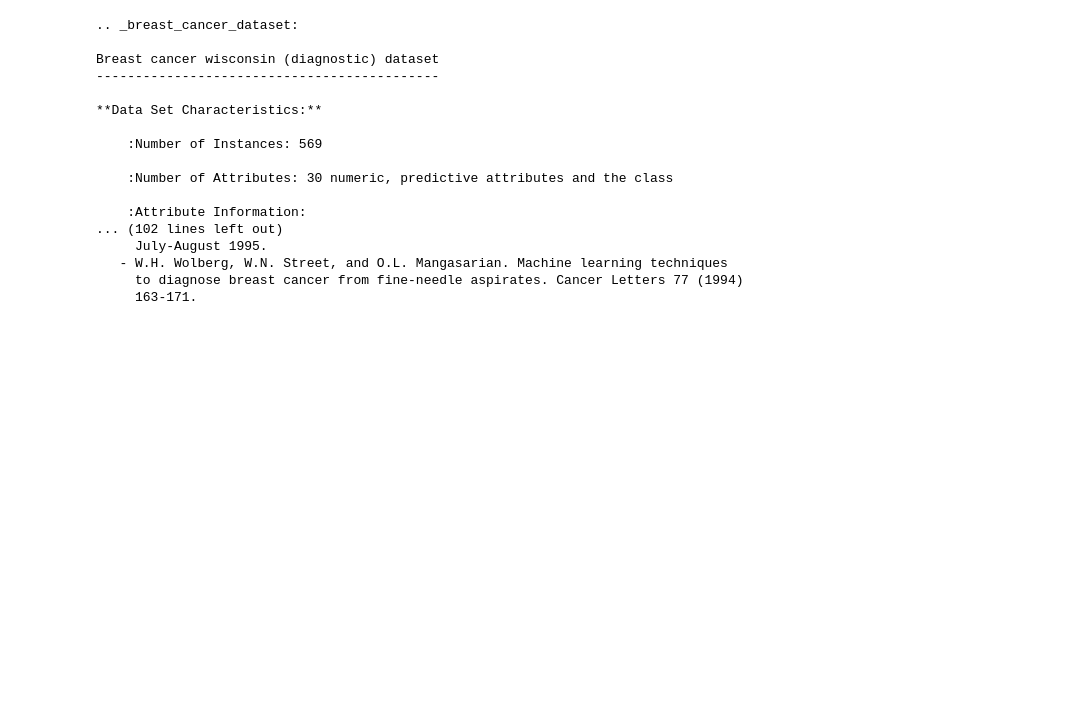
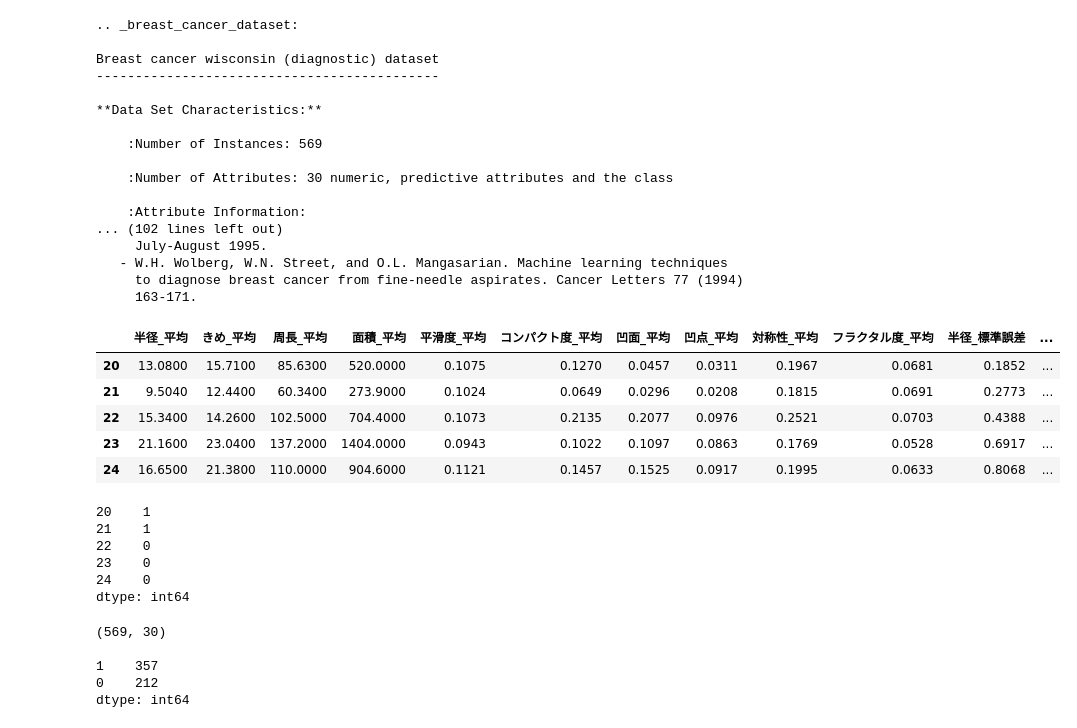
Before and after one commit to hirokimituya/book_create-profitable-AI-with-Python, a Jupyter notebook: ch03_03_first_ml.ipynb, the cells around one changed output. Cells and saved outputs as stored; diff of their text form; code cells hidden in the pictures; blank space fills up the shorter version.

```diff
--- a/ch03_03_first_ml.ipynb
+++ b/ch03_03_first_ml.ipynb
@@ -83,3 +83,42 @@ df = pd.DataFrame(cancer.data, columns=columns)
 
 # 正解データの取得
 y = pd.Series(cancer.target)
+# %%
+# 入力データの表示
+
+# 入力データの先頭20行目から24行目までの表示
+display(df[20:25])
+# %% [output]
+|  | 半径_平均 | きめ_平均 | 周長_平均 | 面積_平均 | 平滑度_平均 | コンパクト度_平均 | 凹面_平均 | 凹点_平均 | 対称性_平均 | フラクタル度_平均 | 半径_標準誤差 | ... |
+| 20 | 13.0800 | 15.7100 | 85.6300 | 520.0000 | 0.1075 | 0.1270 | 0.0457 | 0.0311 | 0.1967 | 0.0681 | 0.1852 | ... |
+| 21 | 9.5040 | 12.4400 | 60.3400 | 273.9000 | 0.1024 | 0.0649 | 0.0296 | 0.0208 | 0.1815 | 0.0691 | 0.2773 | ... |
+| 22 | 15.3400 | 14.2600 | 102.5000 | 704.4000 | 0.1073 | 0.2135 | 0.2077 | 0.0976 | 0.2521 | 0.0703 | 0.4388 | ... |
+| 23 | 21.1600 | 23.0400 | 137.2000 | 1404.0000 | 0.0943 | 0.1022 | 0.1097 | 0.0863 | 0.1769 | 0.0528 | 0.6917 | ... |
+| 24 | 16.6500 | 21.3800 | 110.0000 | 904.6000 | 0.1121 | 0.1457 | 0.1525 | 0.0917 | 0.1995 | 0.0633 | 0.8068 | ... |
+# %%
+# 正解データの表示
+
+# 正解データの先頭20行目から24行目の表示
+print(y[20:25])
+# %% [output]
+20    1
+21    1
+22    0
+23    0
+24    0
+dtype: int64
+# %%
+# データの統計情報確認
+
+# 入力データの行数、列数の確認
+print(df.shape)
+print()
+
+# 正解データの1と0の個数確認
+print(y.value_counts())
+# %% [output]
+(569, 30)
+
+1    357
+0    212
+dtype: int64
```
Also changed, not shown: parts of 14 cells of this notebook.
